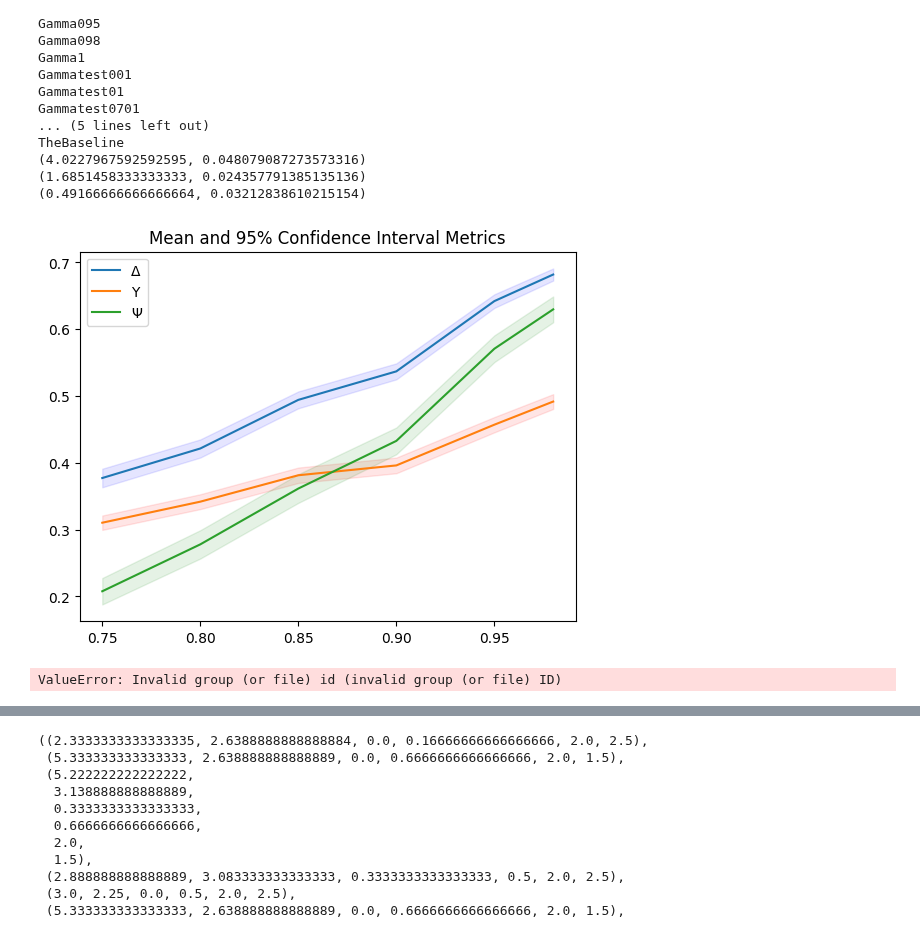
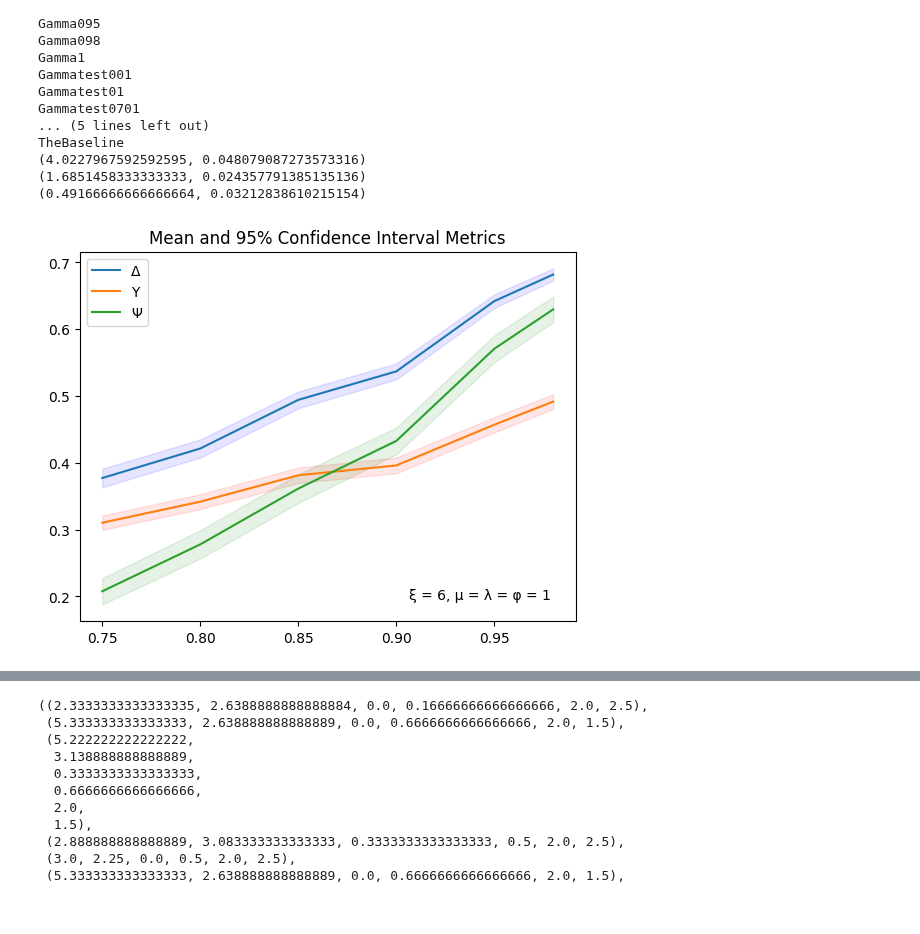
Before and after one commit to WouterBant/Algorithmic-Collusion-an-Experimental-Study, a Jupyter notebook: src/runs/other.ipynb, the cells around one changed output, grey strips where cells are left out. Drawn from its saved outputs; the diff is of its cells as text; code cells hidden in the pictures.

```diff
--- a/src/runs/other.ipynb
+++ b/src/runs/other.ipynb
@@ -144,40 +144,33 @@ for m, var in theta:
     theta_variance = np.append(theta_variance, var)
 for m, var in q:
     q_mean = np.append(q_mean, m)
     q_variance = np.append(q_variance, var)
 
 # Example data
 x = np.array([0.75, 0.8, 0.85, 0.9, 0.95, 0.98])  # x values
 profit_ci = 1.96 * np.sqrt(profit_variance) / np.sqrt(1000)  # profit confidence interval
 theta_ci = 1.96 * np.sqrt(theta_variance) / np.sqrt(1000)  # theta confidence interval
 q_ci = 1.96 * np.sqrt(q_variance) / np.sqrt(1000)  # q confidence interval
 
 fig, ax = plt.subplots()
 
 # Plotting profit
 ax.plot(x, profit_mean, label='Δ')
 ax.fill_between(x, (profit_mean - profit_ci), (profit_mean + profit_ci), color='b', alpha=.1)
 
 # Plotting theta
 ax.plot(x, theta_mean, label='Υ')
 ax.fill_between(x, (theta_mean - theta_ci), (theta_mean + theta_ci), color='r', alpha=.1)
 
 # Plotting q
 ax.plot(x, q_mean, label='Ψ')
 ax.fill_between(x, (q_mean - q_ci), (q_mean + q_ci), color='g', alpha=.1)
 
 # Adding legend and showing the plot
 ax.legend()
 plt.title("Mean and 95% Confidence Interval Metrics")
+text = 'ξ = 6, μ = λ = φ = 1'  # Modify with your desired explanation
+plt.annotate(text, xy=(0.95, 0.05), xycoords='axes fraction', ha='right', va='bottom')
 plt.show()
 # %% [output]
-[figure, old version]
+[figure, new version]
-# %%
-# Iterate over the keys (group names) in the file
-for group_name in file.keys():
-    print(group_name)
-
-# Close the file when finished
-file.close()
-# %% [output]
-ValueError: Invalid group (or file) id (invalid group (or file) ID)
```
Also changed, not shown: parts of 2 cells of this notebook.
